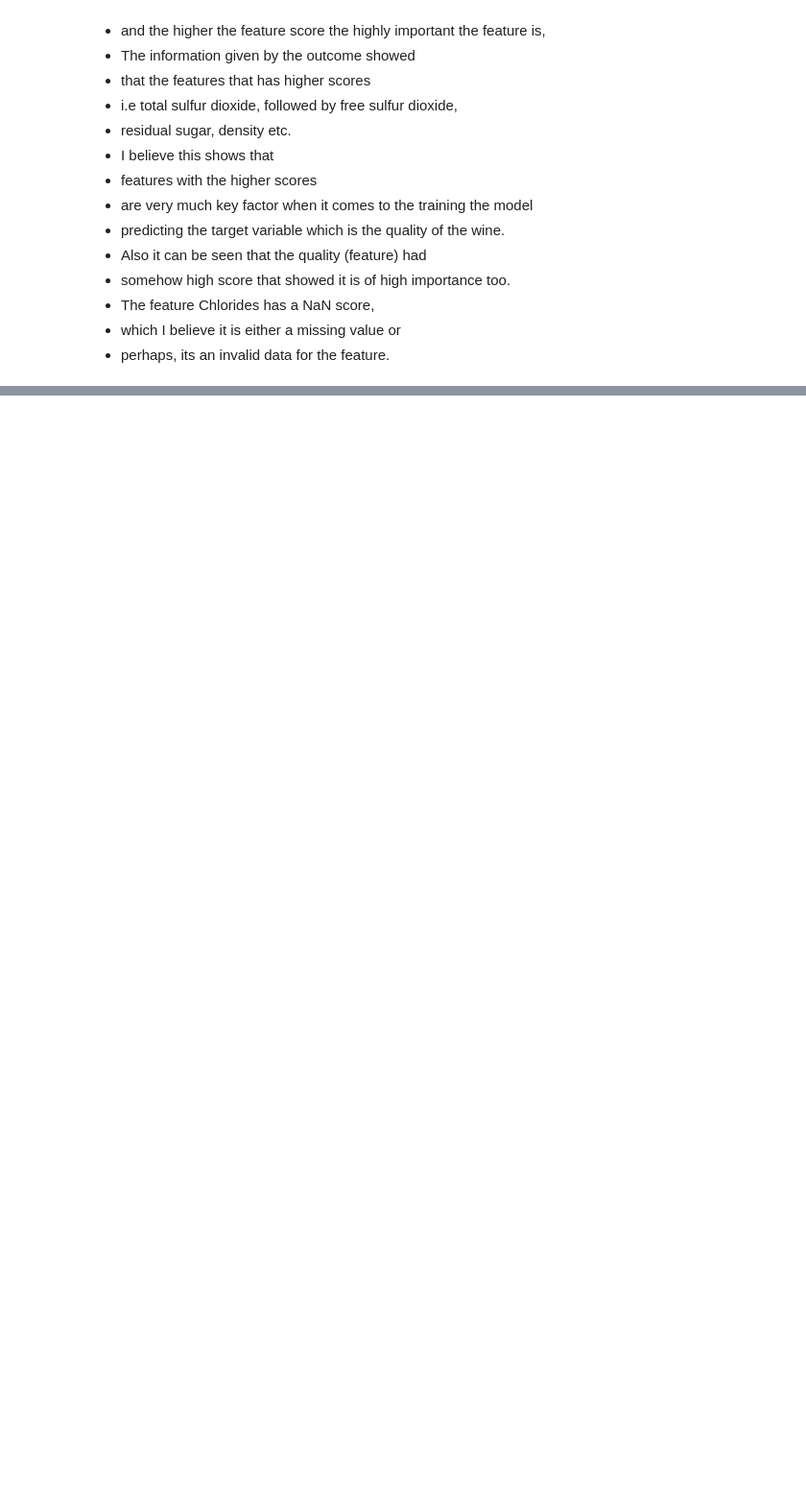
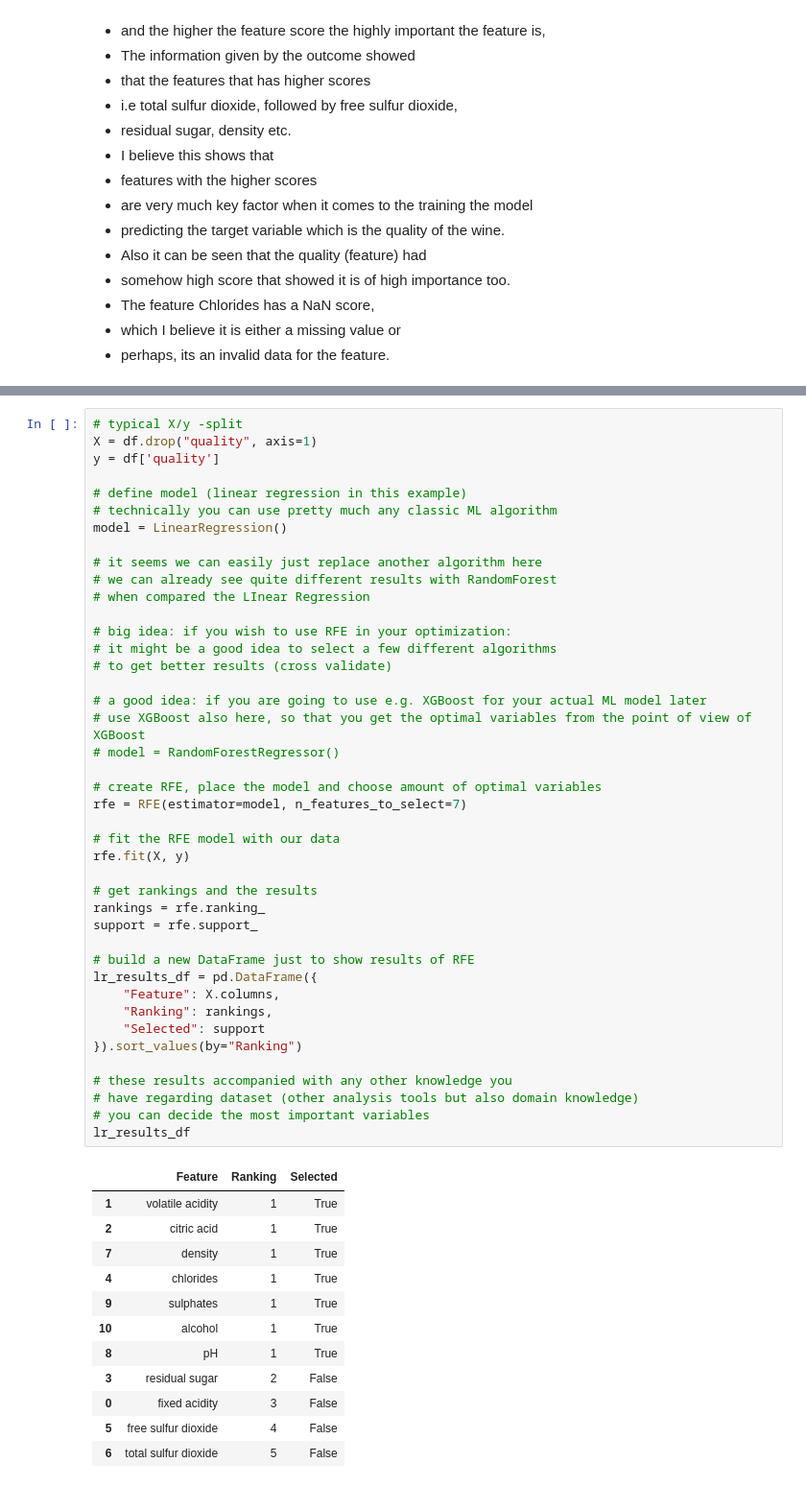
Before and after one commit to adewunmi2/AdvDataAnalytics2024, a Jupyter notebook: ExerciseProject3/Ex_regression_optimalvarselection1.ipynb, the cells around one changed output, grey strips where cells are left out. Shown at 96% size. Cells and saved outputs as stored; diff of their text form; blank space fills up the shorter version.

```diff
--- a/ExerciseProject3/Ex_regression_optimalvarselection1.ipynb
+++ b/ExerciseProject3/Ex_regression_optimalvarselection1.ipynb
@@ -163,0 +233,55 @@ f_scores.sort_values(by='Score',ascending=False)
+# %%
+# typical X/y -split
+X = df.drop("quality", axis=1)
+y = df['quality']
+
+# define model (linear regression in this example)
+# technically you can use pretty much any classic ML algorithm
+model = LinearRegression()
+
+# it seems we can easily just replace another algorithm here
+# we can already see quite different results with RandomForest
+# when compared the LInear Regression
+
+# big idea: if you wish to use RFE in your optimization:
+# it might be a good idea to select a few different algorithms
+# to get better results (cross validate)
+
+# a good idea: if you are going to use e.g. XGBoost for your actual ML model later
+# use XGBoost also here, so that you get the optimal variables from the point of view of XGBoost
+# model = RandomForestRegressor()
+
+# create RFE, place the model and choose amount of optimal variables
+rfe = RFE(estimator=model, n_features_to_select=7)
+
+# fit the RFE model with our data
+rfe.fit(X, y)
+
+# get rankings and the results
+rankings = rfe.ranking_
+support = rfe.support_
+
+# build a new DataFrame just to show results of RFE
+lr_results_df = pd.DataFrame({
+    "Feature": X.columns,
+    "Ranking": rankings,
+    "Selected": support
+}).sort_values(by="Ranking")
+
+# these results accompanied with any other knowledge you
+# have regarding dataset (other analysis tools but also domain knowledge)
+# you can decide the most important variables
+lr_results_df
+# %% [output]
+|  | Feature | Ranking | Selected |
+| 1 | volatile acidity | 1 | True |
+| 2 | citric acid | 1 | True |
+| 7 | density | 1 | True |
+| 4 | chlorides | 1 | True |
+| 9 | sulphates | 1 | True |
+| 10 | alcohol | 1 | True |
+| 8 | pH | 1 | True |
+| 3 | residual sugar | 2 | False |
+| 0 | fixed acidity | 3 | False |
+| 5 | free sulfur dioxide | 4 | False |
+| 6 | total sulfur dioxide | 5 | False |
```
Also changed, not shown: parts of 18 cells of this notebook.
